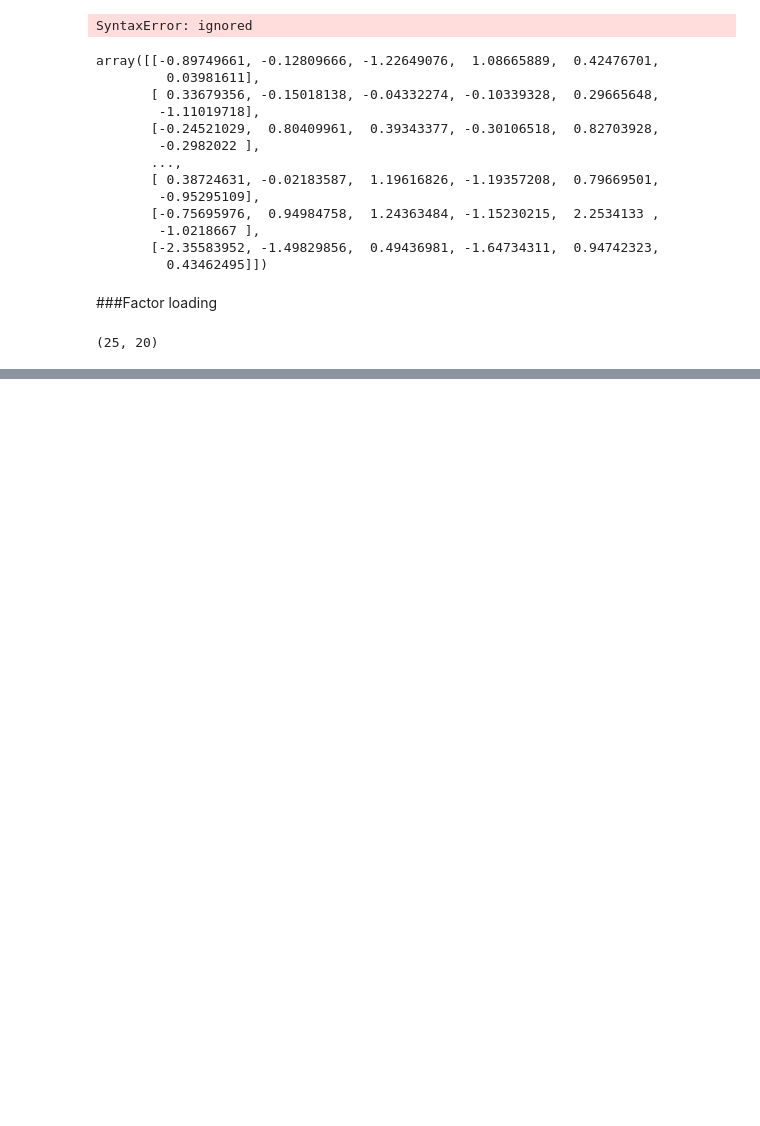
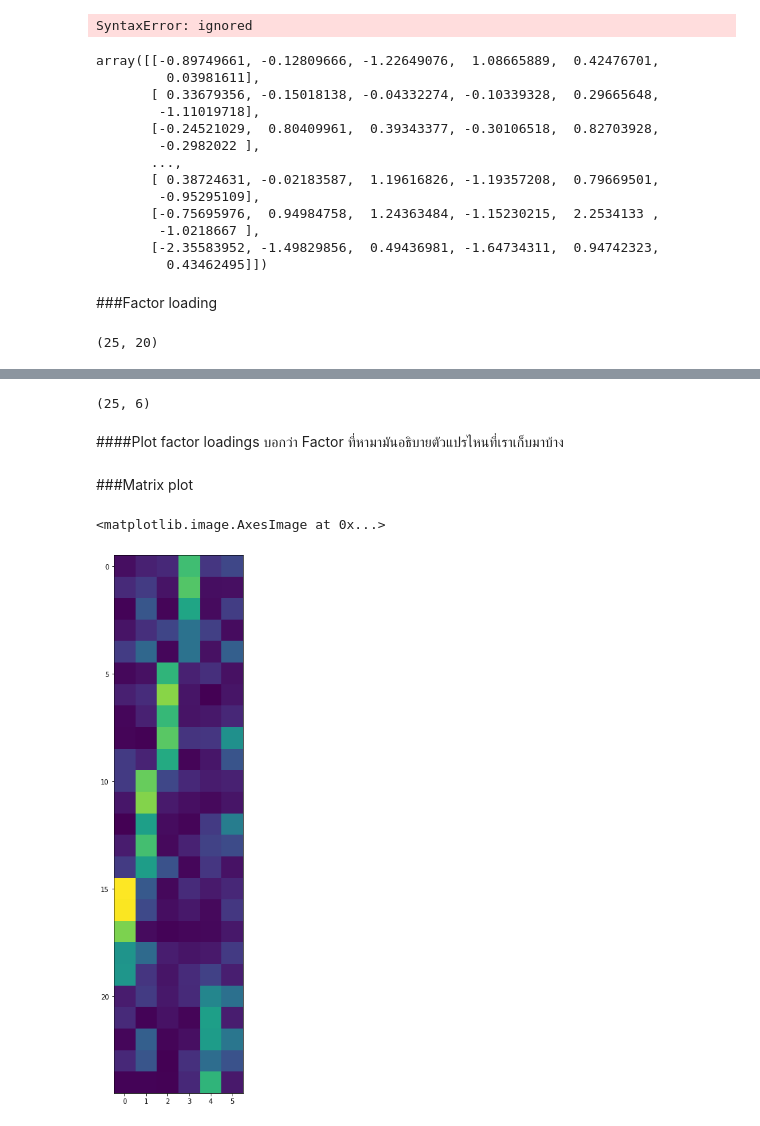
Before and after one commit to sskboonmee/multivariate, a Jupyter notebook: Chapter_5_Factor_Analysis.ipynb, the cells around one changed output, grey strips where cells are left out. Cells and saved outputs as stored; diff of their text form; code cells hidden in the pictures; blank space fills up the shorter version.

Commit message:
จบ Factor Analysis

```diff
--- a/Chapter_5_Factor_Analysis.ipynb
+++ b/Chapter_5_Factor_Analysis.ipynb
@@ -213,0 +208,11 @@ fa.loadings_.shape
+# %%
+from factor_analyzer import FactorAnalyzer
+fa2 = FactorAnalyzer(n_factors=6)
+data_fa = fa2.fit_transform(BFI_data_dropped)
+# %%
+fa2.loadings_.shape
+# %% [output]
+(25, 6)
+# %% [markdown]
+####Plot factor loadings
+บอกว่า Factor ที่หามามันอธิบายตัวแปรไหนที่เราเก็บมาบ้าง
@@ -213,0 +223,8 @@ fa.loadings_.shape
+# %% [markdown]
+###Matrix plot
+# %%
+matplotlib.rcParams['figure.figsize']=[15,15]
+plt.imshow(np.absolute(fa2.loadings_))
+# %% [output]
+<matplotlib.image.AxesImage at 0x...>
+[figure, added]
```
Also changed, not shown: parts of 7 cells of this notebook.
